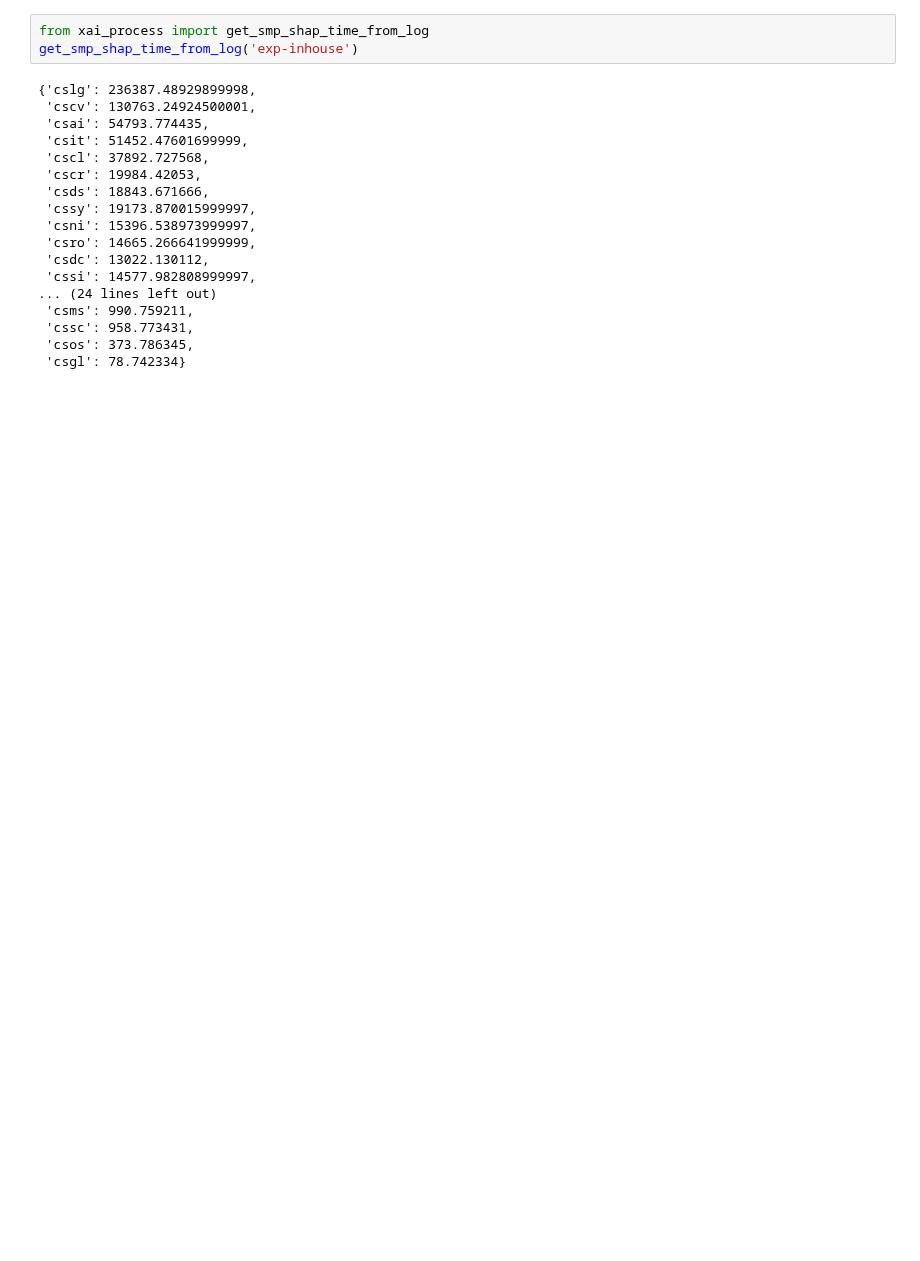
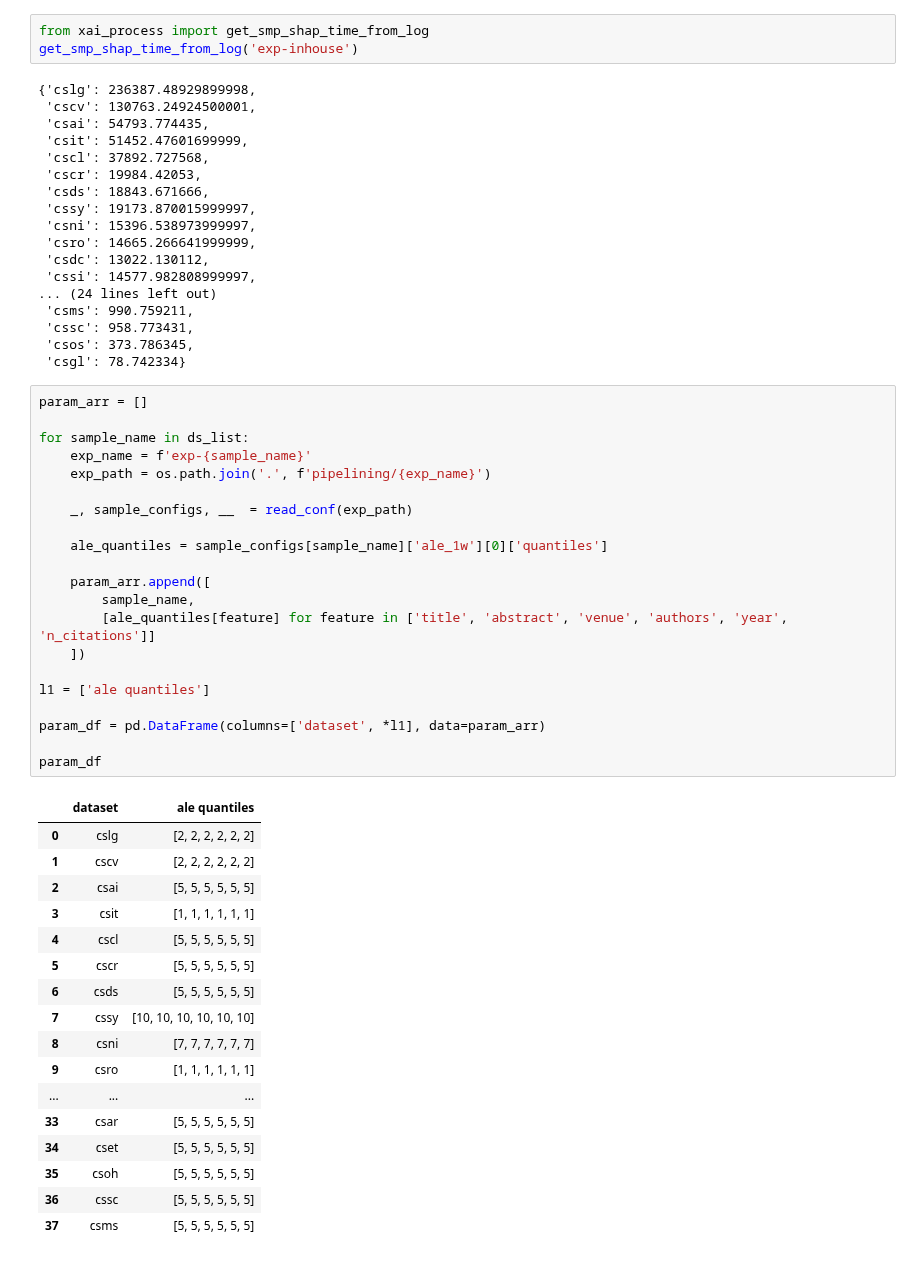
Before and after one commit to youyinnn/s2search, a Jupyter notebook: xai_process_plotting.ipynb, the cells around one changed output. Cells and saved outputs as stored; diff of their text form; blank space fills up the shorter version.

```diff
--- a/xai_process_plotting.ipynb
+++ b/xai_process_plotting.ipynb
@@ -284,3 +281,42 @@ get_smp_shap_time_from_log('exp-inhouse')
  'cssc': 958.773431,
  'csos': 373.786345,
  'csgl': 78.742334}
+# %%
+param_arr = []
+
+for sample_name in ds_list:
+    exp_name = f'exp-{sample_name}'
+    exp_path = os.path.join('.', f'pipelining/{exp_name}')
+
+    _, sample_configs, __  = read_conf(exp_path)
+
+    ale_quantiles = sample_configs[sample_name]['ale_1w'][0]['quantiles']
+
+    param_arr.append([
+        sample_name,
+        [ale_quantiles[feature] for feature in ['title', 'abstract', 'venue', 'authors', 'year', 'n_citations']]
+    ])
+
+l1 = ['ale quantiles']
+
+param_df = pd.DataFrame(columns=['dataset', *l1], data=param_arr)
+
+param_df
+# %% [output]
+|  | dataset | ale quantiles |
+| 0 | cslg | [2, 2, 2, 2, 2, 2] |
+| 1 | cscv | [2, 2, 2, 2, 2, 2] |
+| 2 | csai | [5, 5, 5, 5, 5, 5] |
+| 3 | csit | [1, 1, 1, 1, 1, 1] |
+| 4 | cscl | [5, 5, 5, 5, 5, 5] |
+| 5 | cscr | [5, 5, 5, 5, 5, 5] |
+| 6 | csds | [5, 5, 5, 5, 5, 5] |
+| 7 | cssy | [10, 10, 10, 10, 10, 10] |
+| 8 | csni | [7, 7, 7, 7, 7, 7] |
+| 9 | csro | [1, 1, 1, 1, 1, 1] |
+| ... | ... | ... |
+| 33 | csar | [5, 5, 5, 5, 5, 5] |
+| 34 | cset | [5, 5, 5, 5, 5, 5] |
+| 35 | csoh | [5, 5, 5, 5, 5, 5] |
+| 36 | cssc | [5, 5, 5, 5, 5, 5] |
+| 37 | csms | [5, 5, 5, 5, 5, 5] |
```
Also changed, not shown: parts of 3 cells of this notebook, 21 other files.
